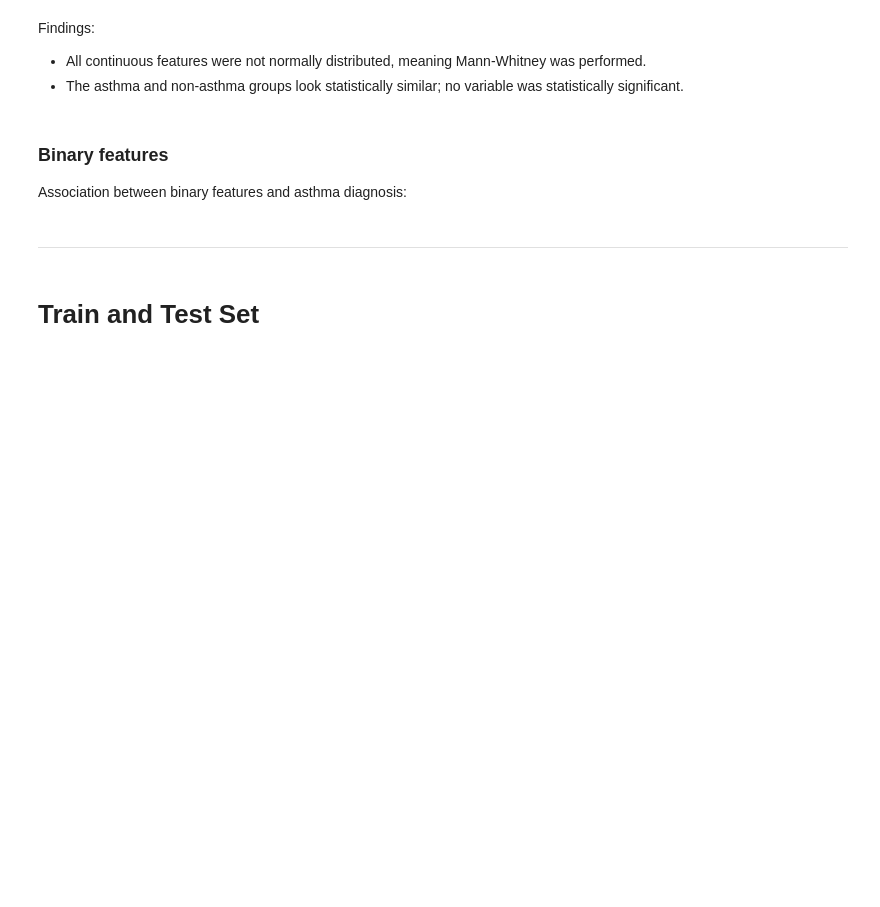
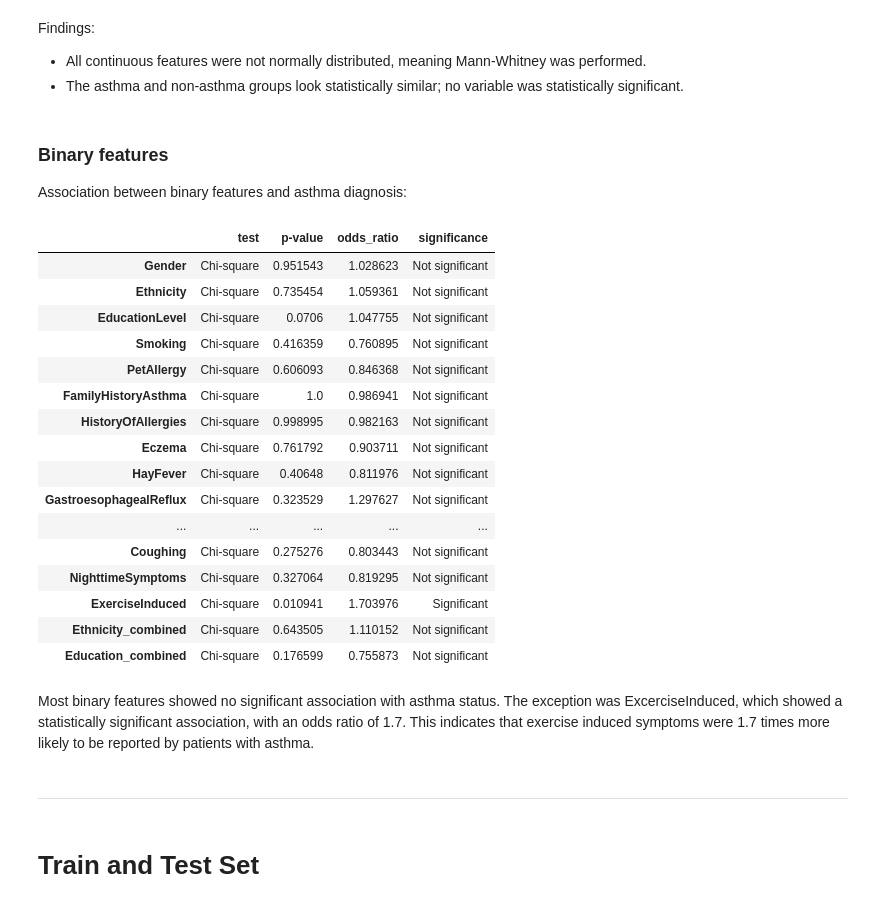
Before and after one commit to CodingLL25/AsthmaBurden, a Jupyter notebook: jupyter_notebooks/03_DataExploration.ipynb, the cells around one changed output. Drawn from its saved outputs; the diff is of its cells as text; code cells hidden in the pictures; blank space fills up the shorter version.

```diff
--- a/jupyter_notebooks/03_DataExploration.ipynb
+++ b/jupyter_notebooks/03_DataExploration.ipynb
@@ -313,6 +324,65 @@ Findings:
 # %% [markdown]
 ### Binary features
 Association between binary features and asthma diagnosis:
+# %%
+from scipy.stats import chi2_contingency, fisher_exact
+
+# Remove diagnosis for analysis
+binary_features = [col for col in df_updated.select_dtypes('int').columns if col != 'Diagnosis']
+
+# Create an empty dictionary for the results
+binary_results = {}
+
+# Loop through features, recreate contigency tables, and add significance finding
+for feature in binary_features:
+    table = pd.crosstab(df_updated[feature], df_updated['Diagnosis'])
+
+    # Run chi-square test
+    chi2, p_chi, dof, expected = chi2_contingency(table)
+
+    # Decide whether to use Fisher (if any expected count < 5)
+    if (expected < 5).any():
+        oddsratio, p_value = fisher_exact(table)
+        test_used = "Fisher's exact"
+    else:
+        p_value = p_chi
+        oddsratio = (table.iloc[1,1] / table.iloc[1,0]) / (table.iloc[0,1] / table.iloc[0,0])
+        test_used = "Chi-square"
+
+    # Significance
+    significance = "Significant" if p_value < 0.05 else "Not significant"
+
+    # Overview of the output
+    binary_results[feature] = {
+        "test": test_used,
+        "p-value": p_value,
+        "odds_ratio": oddsratio,
+        "significance": significance
+    }
+
+# Create a dataframe
+binary_results_df = pd.DataFrame(binary_results).T
+binary_results_df
+# %% [output]
+|  | test | p-value | odds_ratio | significance |
+| Gender | Chi-square | 0.951543 | 1.028623 | Not significant |
+| Ethnicity | Chi-square | 0.735454 | 1.059361 | Not significant |
+| EducationLevel | Chi-square | 0.0706 | 1.047755 | Not significant |
+| Smoking | Chi-square | 0.416359 | 0.760895 | Not significant |
+| PetAllergy | Chi-square | 0.606093 | 0.846368 | Not significant |
+| FamilyHistoryAsthma | Chi-square | 1.0 | 0.986941 | Not significant |
+| HistoryOfAllergies | Chi-square | 0.998995 | 0.982163 | Not significant |
+| Eczema | Chi-square | 0.761792 | 0.903711 | Not significant |
+| HayFever | Chi-square | 0.40648 | 0.811976 | Not significant |
+| GastroesophagealReflux | Chi-square | 0.323529 | 1.297627 | Not significant |
+| ... | ... | ... | ... | ... |
+| Coughing | Chi-square | 0.275276 | 0.803443 | Not significant |
+| NighttimeSymptoms | Chi-square | 0.327064 | 0.819295 | Not significant |
+| ExerciseInduced | Chi-square | 0.010941 | 1.703976 | Significant |
+| Ethnicity_combined | Chi-square | 0.643505 | 1.110152 | Not significant |
+| Education_combined | Chi-square | 0.176599 | 0.755873 | Not significant |
+# %% [markdown]
+Most binary features showed no significant association with asthma status. The exception was ExcerciseInduced, which showed a statistically significant association, with an odds ratio of 1.7. This indicates that exercise induced symptoms were 1.7 times more likely to be reported by patients with asthma.
 # %% [markdown]
 ---
 # %% [markdown]
```
Also changed, not shown: parts of 4 cells of this notebook, 1 other file.
